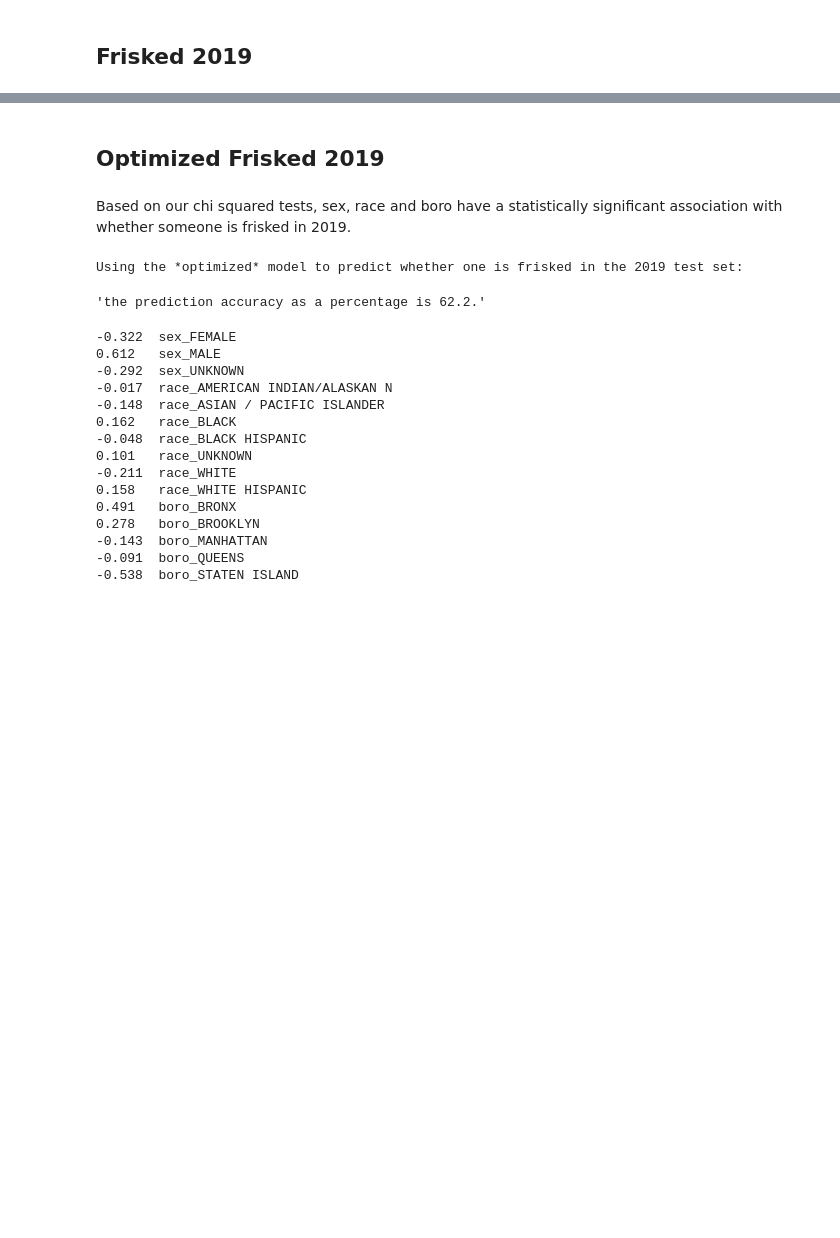
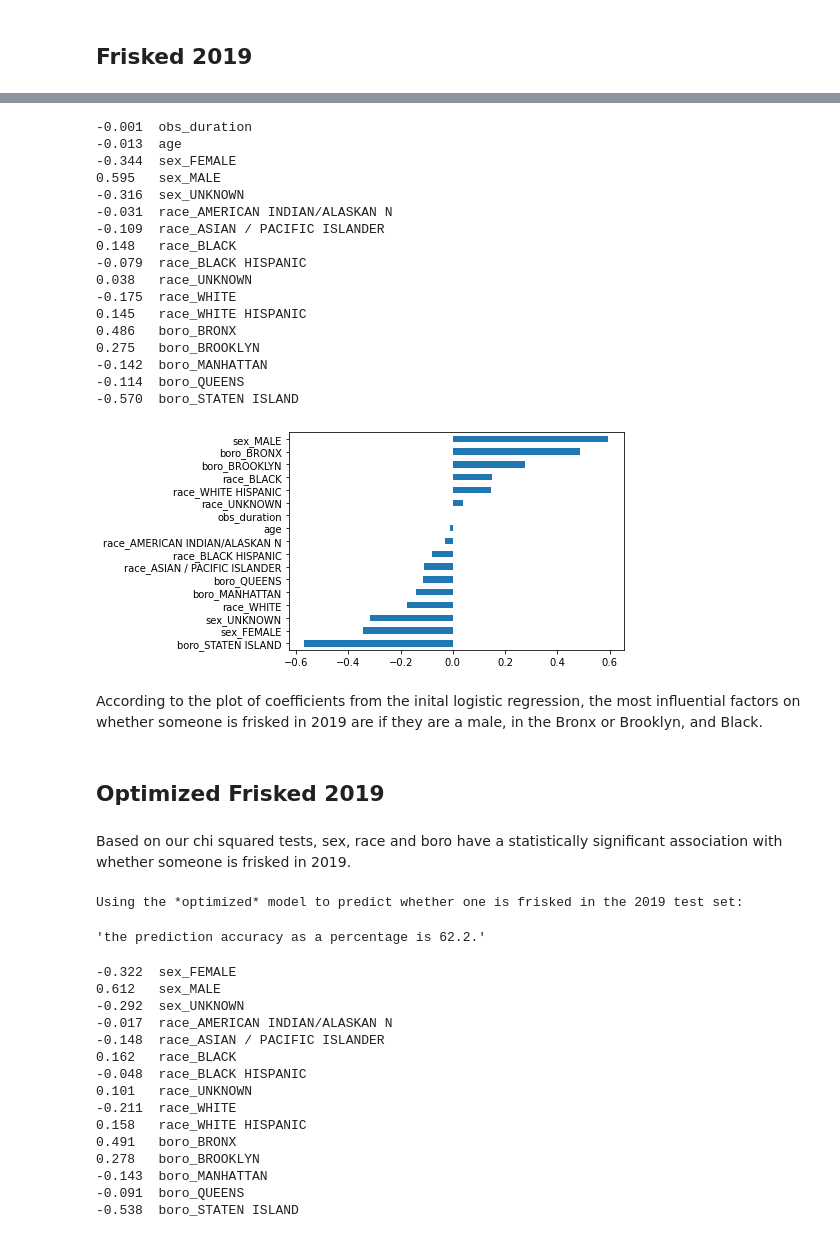
Before and after one commit to leajv123/Data-Science-Project-2950-, a Jupyter notebook: Fatima_PhaseIV.ipynb, the cells around one changed output, grey strips where cells are left out. Cells and saved outputs as stored; diff of their text form; code cells hidden in the pictures; blank space fills up the shorter version.

```diff
--- a/Fatima_PhaseIV.ipynb
+++ b/Fatima_PhaseIV.ipynb
@@ -145,3 +110,26 @@ Please also refer to the documentation for alternative solver options:
+# %%
+coeffs(flogdf2019, fgetbinary2019, 'frisked')
+# %% [output]
+-0.001  obs_duration
+-0.013  age
+-0.344  sex_FEMALE
+0.595   sex_MALE
+-0.316  sex_UNKNOWN
+-0.031  race_AMERICAN INDIAN/ALASKAN N
+-0.109  race_ASIAN / PACIFIC ISLANDER
+0.148   race_BLACK
+-0.079  race_BLACK HISPANIC
+0.038   race_UNKNOWN
+-0.175  race_WHITE
+0.145   race_WHITE HISPANIC
+0.486   boro_BRONX
+0.275   boro_BROOKLYN
+-0.142  boro_MANHATTAN
+-0.114  boro_QUEENS
+-0.570  boro_STATEN ISLAND
+[figure, added]
+# %% [markdown]
+According to the plot of coefficients from the inital logistic regression, the most influential factors on whether someone is frisked in 2019 are if they are a male, in the Bronx or Brooklyn, and Black.
 # %% [markdown]
 ## Optimized Frisked 2019
 # %% [markdown]
```
Also changed, not shown: parts of 24 cells of this notebook.
